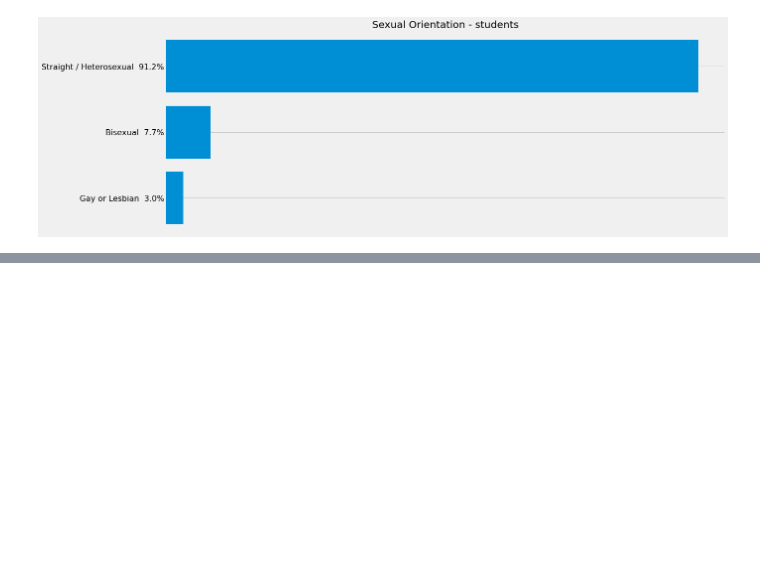
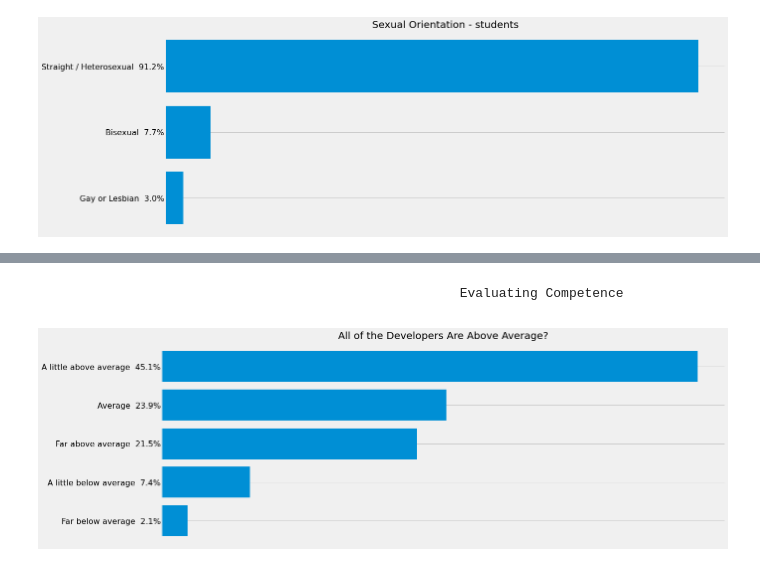
Before and after one commit to anri-Tvalabeishvili/Stackoverflow-Survey-Analysis, a Jupyter notebook: Project.ipynb, the cells around one changed output, grey strips where cells are left out. Cells and saved outputs as stored; diff of their text form; code cells hidden in the pictures; blank space fills up the shorter version.

```diff
--- a/Project.ipynb
+++ b/Project.ipynb
@@ -986,0 +1199,24 @@ Build_Barh_sizes( key_Phrases , Quantity, Sexuality_students ,"fivethirtyeight",
+# %% [markdown]
+                                                        Evaluating Competence
+# %%
+ImpSyn	= data["ImpSyn"]
+
+ImpSyn.dropna(inplace=True)
+
+
+counted_ImpSyn = Counter(ImpSyn)
+
+counted_ImpSyn  = sort_dict_by_value(counted_ImpSyn)
+
+key_Phrases=[]      # ვქმნით ფრაზების შესანახ ლისთს
+Quantity=[]         # ვქმნით რაოდენოის შესანახ ლისთს
+
+
+for i in counted_ImpSyn:
+    key_Phrases.append(i)
+    Quantity.append(counted_ImpSyn[i])
+
+
+Build_Barh_sizes( key_Phrases , Quantity, ImpSyn ,"fivethirtyeight", False , (18,7), "All of the Developers Are Above Average?")  # ვაგებთ გრაფიკს
+# %% [output]
+[figure, added]
```
Also changed, not shown: parts of 16 cells of this notebook, 2 other files.
